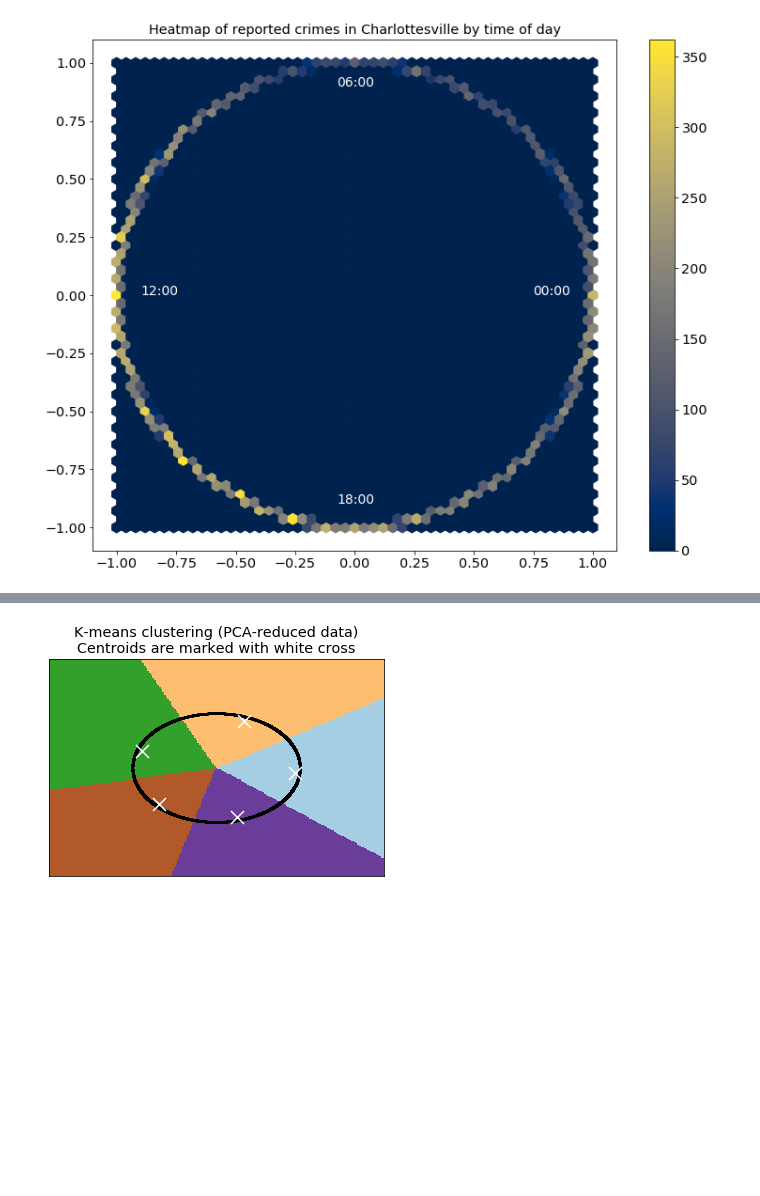
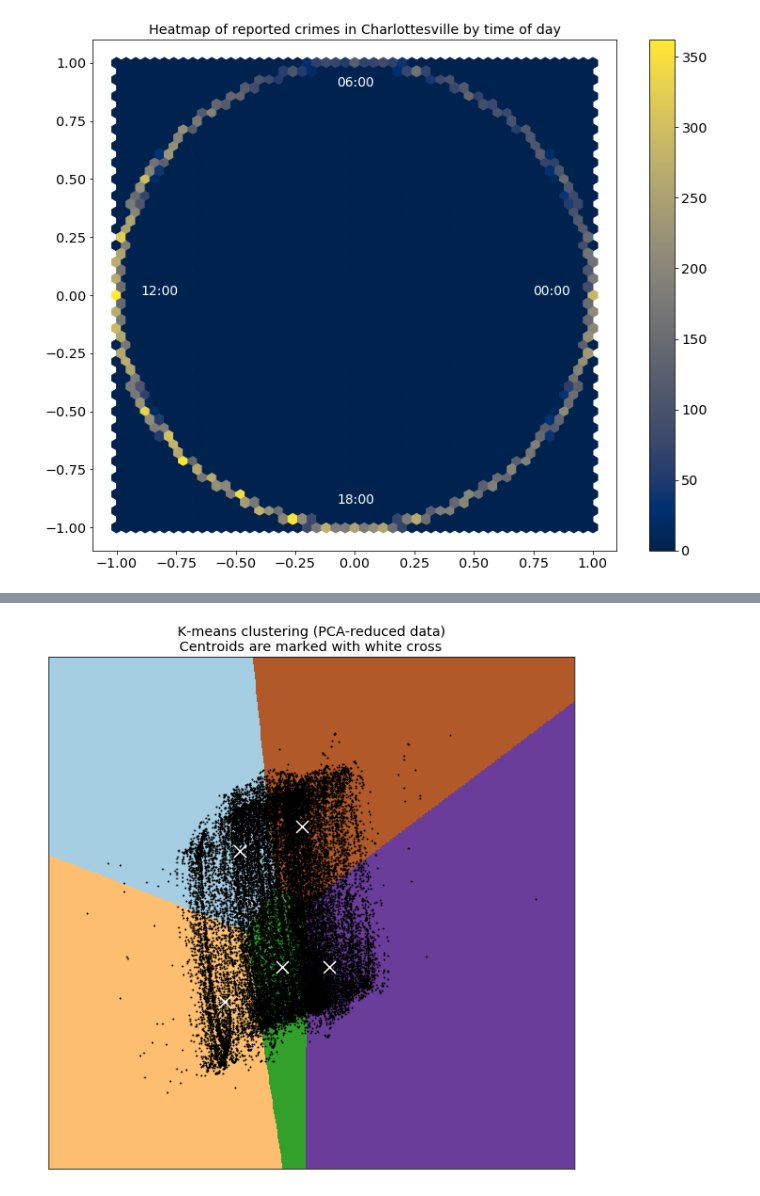
Before and after one commit to auhcheng/cville-crime, a Jupyter notebook: crime_data-analysis.ipynb, the cells around one changed output, grey strips where cells are left out. Drawn from its saved outputs; the diff is of its cells as text; code cells hidden in the pictures; blank space fills up the shorter version.

Commit message:
Better clusters

```diff
--- a/crime_data-analysis.ipynb
+++ b/crime_data-analysis.ipynb
@@ -218,6 +218,9 @@ crime.head()
 | 4 | Vandalism | 800.0 | W MAIN ST | 2019-07-20T02:36:17.000Z | 2236 | 800 | 800 W MAIN ST, Charlottesville VA | -78.490886 | 38.031661 | ... |
 # %%
 X = crime[['X', 'Y', 'Time_cos', 'Time_sin']]
+from sklearn.preprocessing import StandardScaler
+scaler = StandardScaler()
+X = scaler.fit_transform(X)
 # %%
 # taken from https://scikit-learn.org/stable/auto_examples/cluster/plot_kmeans_digits.html#sphx-glr-auto-examples-cluster-plot-kmeans-digits-py
 from time import time
@@ -245,33 +248,33 @@ h = .02     # point in the mesh [x_min, x_max]x[y_min, y_max].
 
 # Plot the decision boundary. For that, we will assign a color to each
 x_min, x_max = reduced_data[:, 0].min() - 1, reduced_data[:, 0].max() + 1
 y_min, y_max = reduced_data[:, 1].min() - 1, reduced_data[:, 1].max() + 1
 xx, yy = np.meshgrid(np.arange(x_min, x_max, h), np.arange(y_min, y_max, h))
 
 # Obtain labels for each point in mesh. Use last trained model.
 Z = kmeans.predict(np.c_[xx.ravel(), yy.ravel()])
 
 # Put the result into a color plot
 Z = Z.reshape(xx.shape)
-plt.figure(1)
+plt.figure(figsize=(10, 10))
 plt.clf()
 plt.imshow(Z, interpolation='nearest',
            extent=(xx.min(), xx.max(), yy.min(), yy.max()),
            cmap=plt.cm.Paired,
            aspect='auto', origin='lower')
 
 plt.plot(reduced_data[:, 0], reduced_data[:, 1], 'k.', markersize=2)
 # Plot the centroids as a white X
 centroids = kmeans.cluster_centers_
 plt.scatter(centroids[:, 0], centroids[:, 1],
             marker='x', s=169, linewidths=3,
             color='w', zorder=10)
 plt.title('K-means clustering (PCA-reduced data)\n'
           'Centroids are marked with white cross')
 plt.xlim(x_min, x_max)
 plt.ylim(y_min, y_max)
 plt.xticks(())
 plt.yticks(())
-plt.show()
+plt.savefig('clusters')
 # %% [output]
-[figure, old version]
+[figure, new version]
```
Also changed, not shown: 1 other file.
